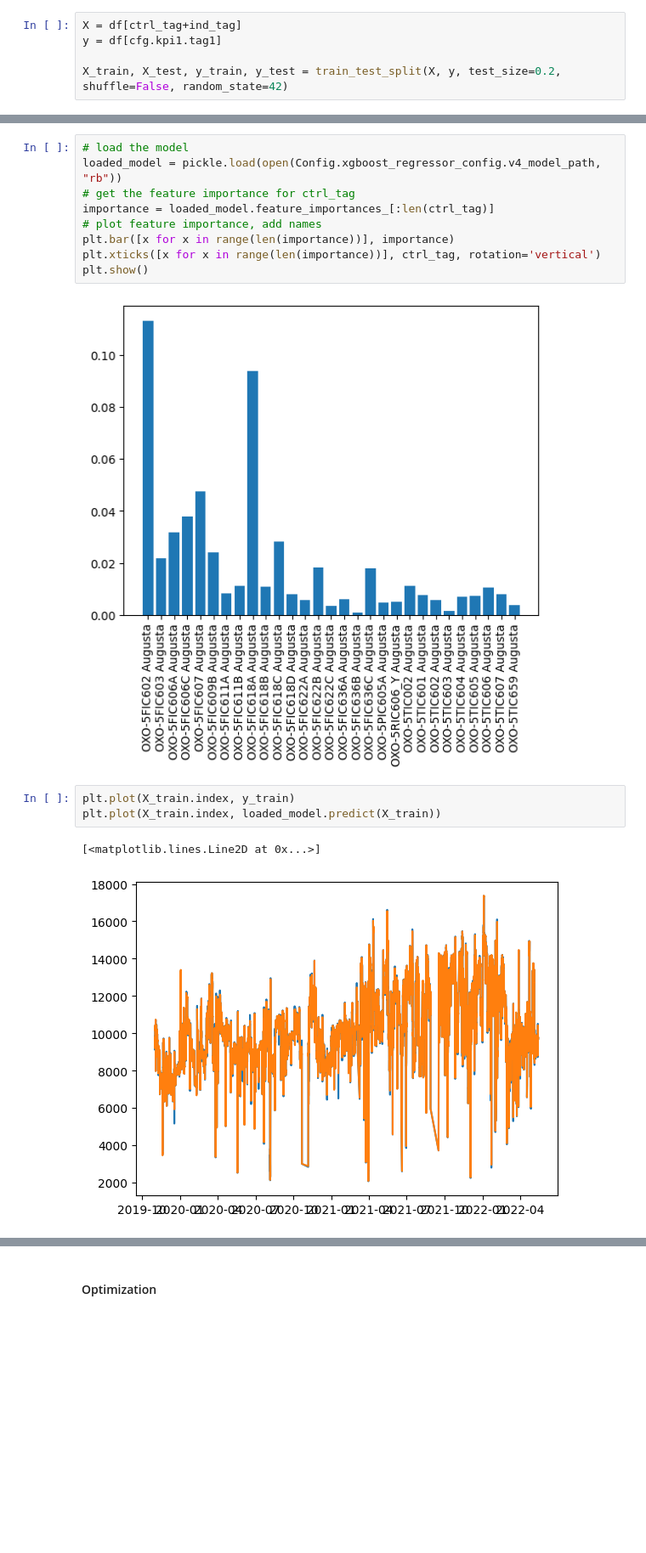
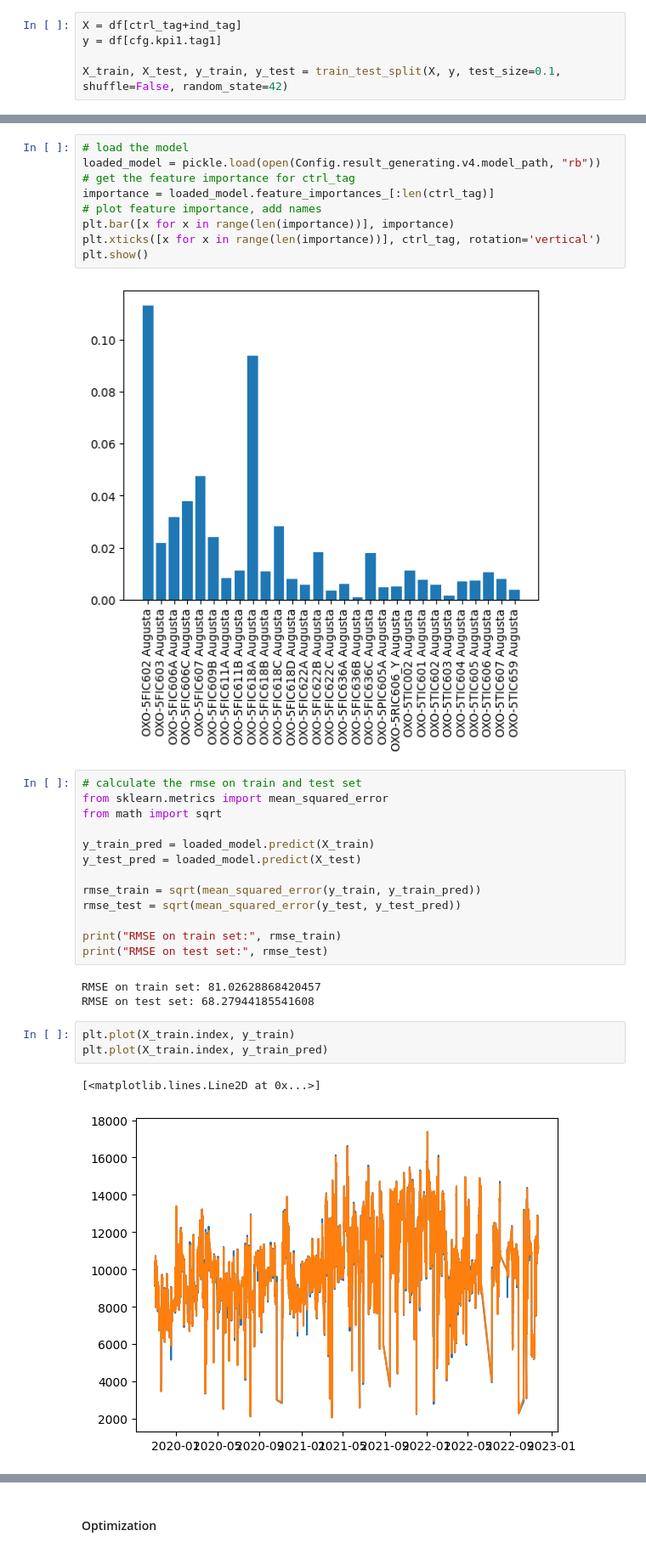
Before and after one commit to Rain-Elutions/OXO-Model-MLflow, a Jupyter notebook: notebooks/optimization_v4.ipynb, the cells around one changed output, grey strips where cells are left out. Shown at 85% size. Cells and saved outputs as stored; diff of their text form; blank space fills up the shorter version.

Commit message:
test on shuffle/unshuffle, adding lagged feature/not adding

```diff
--- a/notebooks/optimization_v4.ipynb
+++ b/notebooks/optimization_v4.ipynb
@@ -95,7 +95,7 @@ Config = Box(read_yaml('../src/conf/baseline.yaml'))
 X = df[ctrl_tag+ind_tag]
 y = df[cfg.kpi1.tag1]
 
-X_train, X_test, y_train, y_test = train_test_split(X, y, test_size=0.2, shuffle=False, random_state=42)
+X_train, X_test, y_train, y_test = train_test_split(X, y, test_size=0.1, shuffle=False, random_state=42)
 # %%
 import json
 # load the best hyperparameters in json file
@@ -107,7 +107,7 @@ print("Best Hyperparameters:", best_params)
 Best Hyperparameters: {'n_estimators': 6000, 'max_depth': 8, 'learning_rate': 0.024073967177278926, 'subsample': 0.8285695099453828, 'colsample_bytree': 0.38285601818979814, 'min_child_weight': 7, 're ...
 # %%
 # load the model
-loaded_model = pickle.load(open(Config.xgboost_regressor_config.v4_model_path, "rb"))
+loaded_model = pickle.load(open(Config.result_generating.v4.model_path, "rb"))
 # get the feature importance for ctrl_tag
 importance = loaded_model.feature_importances_[:len(ctrl_tag)]
 # plot feature importance, add names
@@ -116,11 +116,27 @@ plt.xticks([x for x in range(len(importance))], ctrl_tag, rotation='vertical')
 plt.show()
 # %% [output]
 [figure]
+# %%
+# calculate the rmse on train and test set
+from sklearn.metrics import mean_squared_error
+from math import sqrt
+
+y_train_pred = loaded_model.predict(X_train)
+y_test_pred = loaded_model.predict(X_test)
+
+rmse_train = sqrt(mean_squared_error(y_train, y_train_pred))
+rmse_test = sqrt(mean_squared_error(y_test, y_test_pred))
+
+print("RMSE on train set:", rmse_train)
+print("RMSE on test set:", rmse_test)
+# %% [output]
+RMSE on train set: 81.02628868420457
+RMSE on test set: 68.27944185541608
 # %%
 plt.plot(X_train.index, y_train)
-plt.plot(X_train.index, loaded_model.predict(X_train))
+plt.plot(X_train.index, y_train_pred)
 # %% [output]
 [<matplotlib.lines.Line2D at 0x...>]
-[figure, old version]
+[figure, new version]
 # %%
 plt.plot(X_test.index, y_test)
```
Also changed, not shown: parts of 18 cells of this notebook, 12 other files.
